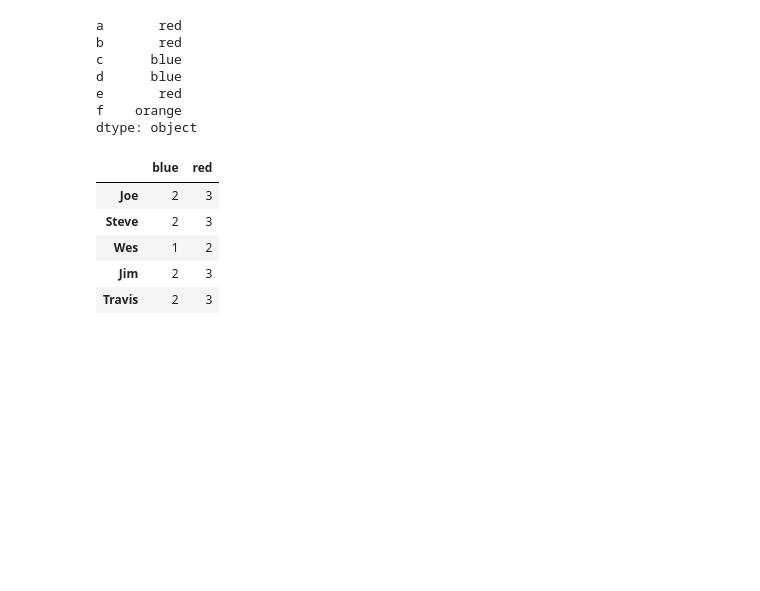
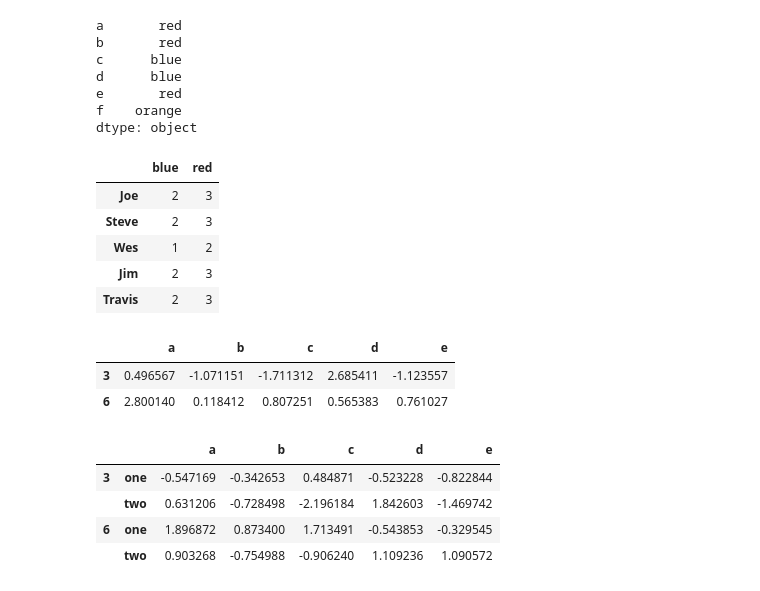
Before and after one commit to p1tuo/20201104-work, a Jupyter notebook: Untitled9.ipynb, the cells around one changed output. Drawn from its saved outputs; the diff is of its cells as text; code cells hidden in the pictures; blank space fills up the shorter version.

```diff
--- a/Untitled9.ipynb
+++ b/Untitled9.ipynb
@@ -264,3 +264,19 @@ people . groupby ( map_series ,  axis = 1 ) . count ()
 | Wes | 1 | 2 |
 | Jim | 2 | 3 |
 | Travis | 2 | 3 |
+# %%
+people . groupby ( len ) . sum ()
+# %% [output]
+|  | a | b | c | d | e |
+| 3 | 0.496567 | -1.071151 | -1.711312 | 2.685411 | -1.123557 |
+| 6 | 2.800140 | 0.118412 | 0.807251 | 0.565383 | 0.761027 |
+# %%
+key_list  =  [ 'one' ,  'one' ,  'one' ,  'two' ,  'two' ]
+# %%
+people . groupby ([ len ,  key_list ]) . min ()
+# %% [output]
+|  |  | a | b | c | d | e |
+| 3 | one | -0.547169 | -0.342653 | 0.484871 | -0.523228 | -0.822844 |
+|  | two | 0.631206 | -0.728498 | -2.196184 | 1.842603 | -1.469742 |
+| 6 | one | 1.896872 | 0.873400 | 1.713491 | -0.543853 | -0.329545 |
+|  | two | 0.903268 | -0.754988 | -0.906240 | 1.109236 | 1.090572 |
```
Also changed, not shown: parts of 3 cells of this notebook.
